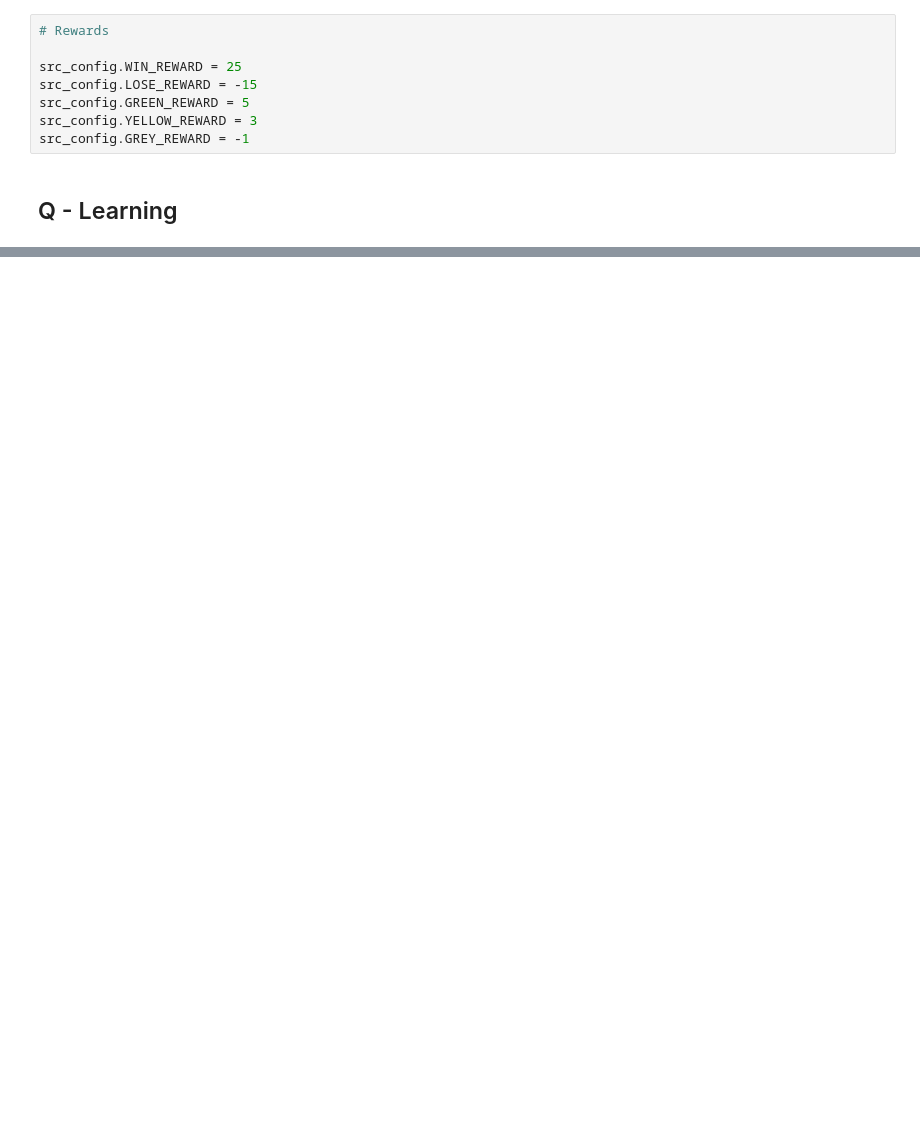
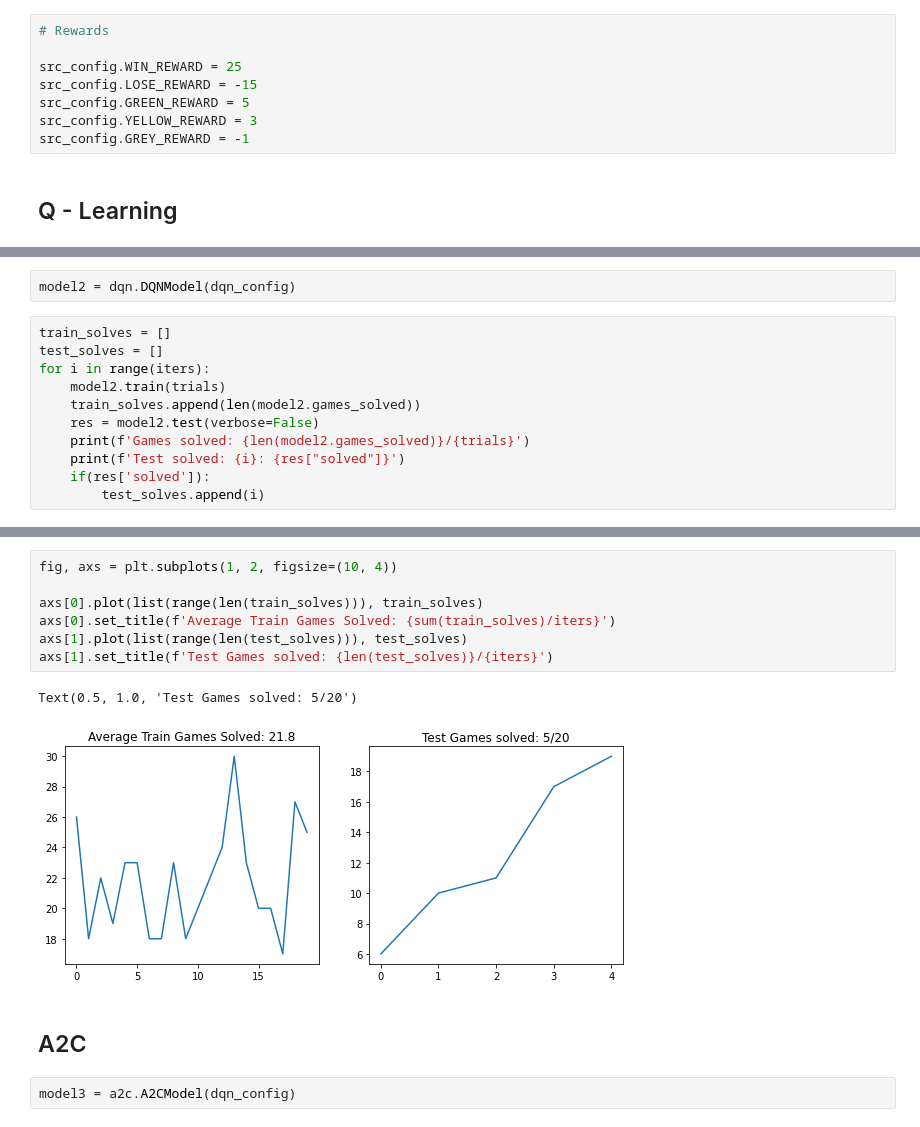
Before and after one commit to astronights/q-wordle, a Jupyter notebook: src/notebooks/Experiments.ipynb, the cells around one changed output, grey strips where cells are left out. Drawn from its saved outputs; the diff is of its cells as text; blank space fills up the shorter version.

```diff
--- a/src/notebooks/Experiments.ipynb
+++ b/src/notebooks/Experiments.ipynb
@@ -136,0 +200,13 @@ A B C D E F G H I J K L M N O P Q R S T U V W X Y Z
+# %%
+model2 = dqn.DQNModel(dqn_config)
+# %%
+train_solves = []
+test_solves = []
+for i in range(iters):
+    model2.train(trials)
+    train_solves.append(len(model2.games_solved))
+    res = model2.test(verbose=False)
+    print(f'Games solved: {len(model2.games_solved)}/{trials}')
+    print(f'Test solved: {i}: {res["solved"]}')
+    if(res['solved']):
+        test_solves.append(i)
@@ -136,0 +231,14 @@ A B C D E F G H I J K L M N O P Q R S T U V W X Y Z
+# %%
+fig, axs = plt.subplots(1, 2, figsize=(10, 4))
+
+axs[0].plot(list(range(len(train_solves))), train_solves)
+axs[0].set_title(f'Average Train Games Solved: {sum(train_solves)/iters}')
+axs[1].plot(list(range(len(test_solves))), test_solves)
+axs[1].set_title(f'Test Games solved: {len(test_solves)}/{iters}')
+# %% [output]
+Text(0.5, 1.0, 'Test Games solved: 5/20')
+[figure, added]
+# %% [markdown]
+## A2C
+# %%
+model3 = a2c.A2CModel(dqn_config)
```
Also changed, not shown: parts of 14 cells of this notebook, 15 other files.
